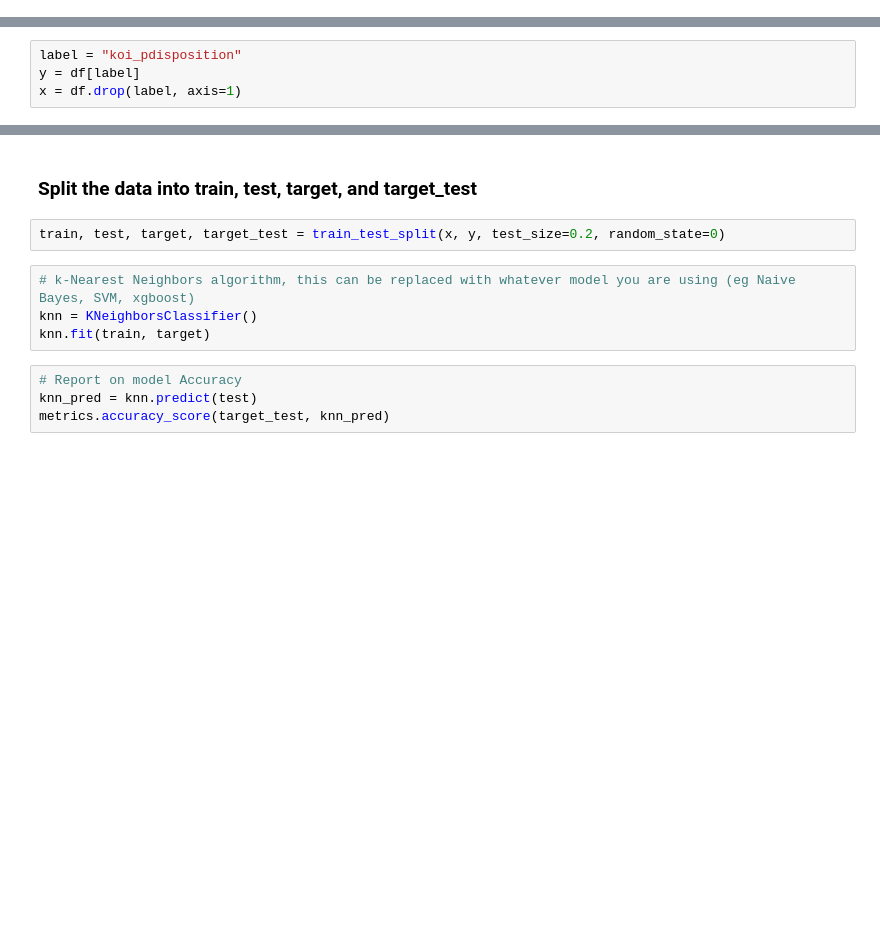
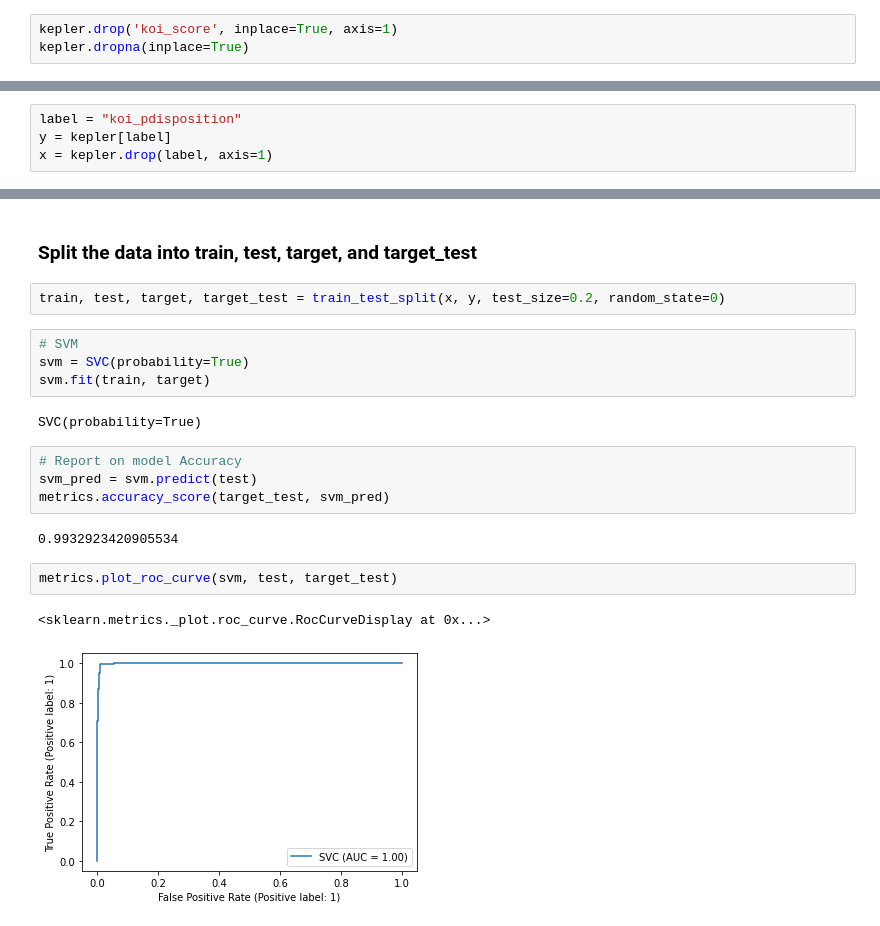
Before and after one commit to datares/team-skywalker, a Jupyter notebook: SVM.ipynb, the cells around one changed output, grey strips where cells are left out. Saved outputs shown, nothing was run; the diff lists cells and outputs as text; blank space fills up the shorter version.

```diff
--- a/SVM.ipynb
+++ b/SVM.ipynb
@@ -95,6 +99,9 @@ TypeError: first argument must be an iterable of pandas objects, you passed an o
+# %%
+kepler.drop('koi_score', inplace=True, axis=1)
+kepler.dropna(inplace=True)
 # %% [markdown]
 ### Save the label column as a separate array and then drop it from the dataframe.
 # %%
 label = "koi_pdisposition"
-y = df[label]
-x = df.drop(label, axis=1)
+y = kepler[label]
+x = kepler.drop(label, axis=1)
@@ -102,11 +119,20 @@ x = df.drop(label, axis=1)
 ### Split the data into train, test, target, and target_test
 # %%
 train, test, target, target_test = train_test_split(x, y, test_size=0.2, random_state=0)
-# %%
-# k-Nearest Neighbors algorithm, this can be replaced with whatever model you are using (eg Naive Bayes, SVM, xgboost)
-knn = KNeighborsClassifier()
-knn.fit(train, target)
+# %%
+# SVM
+svm = SVC(probability=True)
+svm.fit(train, target)
+# %% [output]
+SVC(probability=True)
 # %%
 # Report on model Accuracy
-knn_pred = knn.predict(test)
-metrics.accuracy_score(target_test, knn_pred)
+svm_pred = svm.predict(test)
+metrics.accuracy_score(target_test, svm_pred)
+# %% [output]
+0.9932923420905534
+# %%
+metrics.plot_roc_curve(svm, test, target_test)
+# %% [output]
+<sklearn.metrics._plot.roc_curve.RocCurveDisplay at 0x...>
+[figure, added]
```
Also changed, not shown: parts of 17 cells of this notebook, 2 other files.
